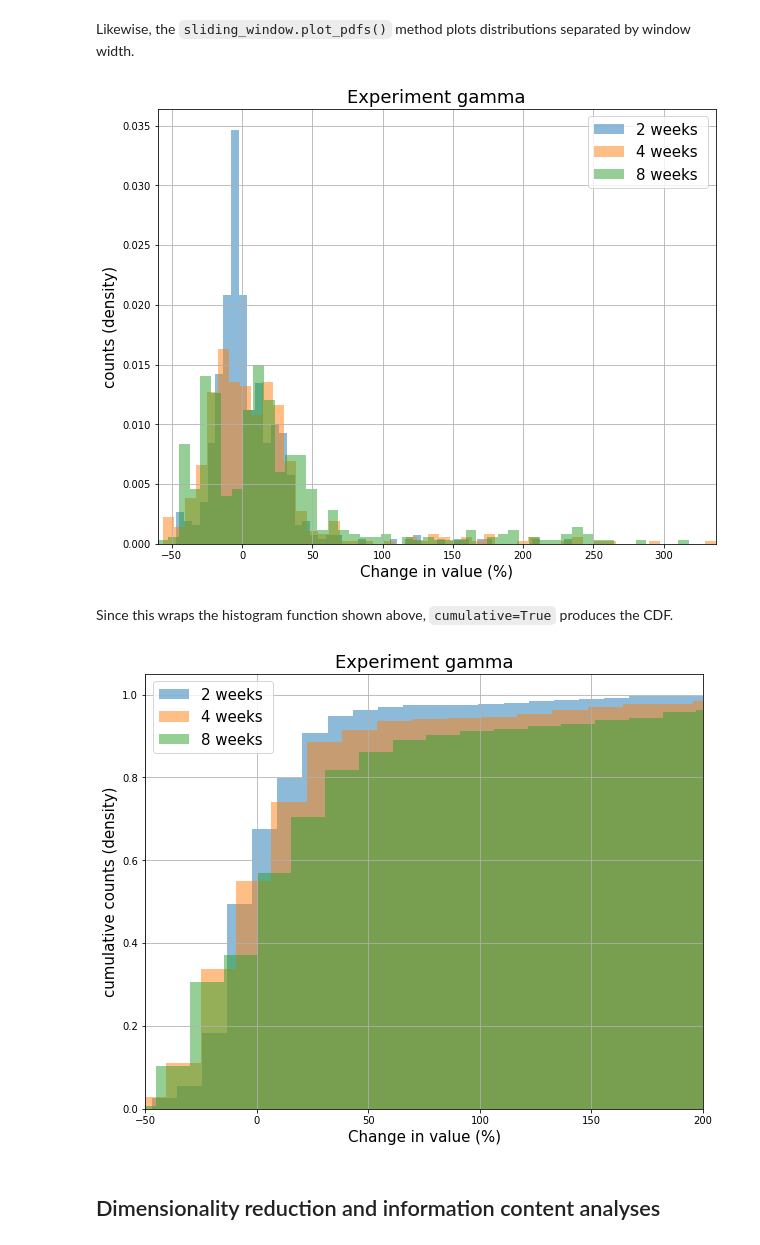
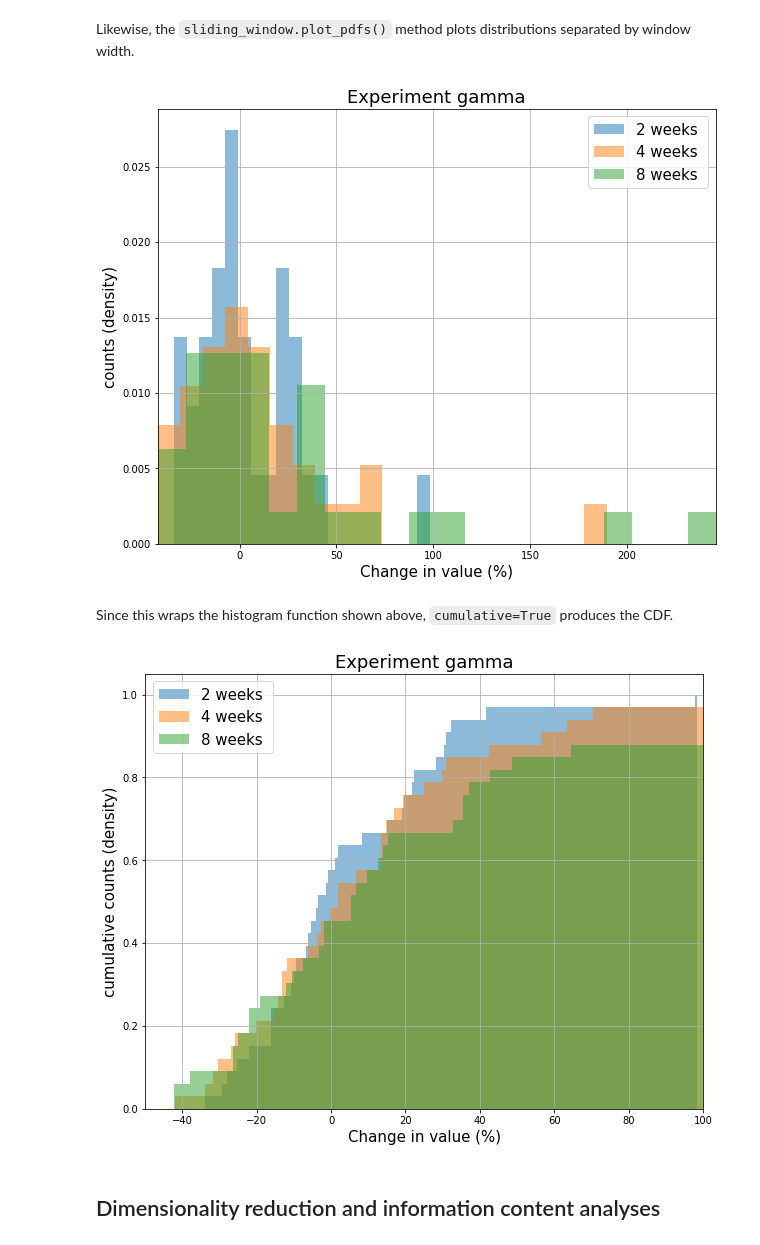
Before and after one commit to Mitchellpkt/python-isthmuslib, a Jupyter notebook: isthmuslib_tutorial.ipynb, the cells around one changed output. Cells and saved outputs as stored; diff of their text form; code cells hidden in the pictures.

```diff
--- a/isthmuslib_tutorial.ipynb
+++ b/isthmuslib_tutorial.ipynb
@@ -228,14 +228,15 @@ timeseries.plot_decomposition('foo', 30, figsize=(10, 6), title='Foo trace: ', y
 
 The VectorSequence timeseries class contains logic for sliding window analyses with arbitrary functions. Here we'll use a throwaway lambda `appreciation` to demonstrate.
 # %%
-appreciation = lambda o: {'Change in value (%)': 100 * (o.values('foo')[-1] / o.values('foo')[0] - 1)}
+def appreciation_lambda(o: isli.VectorSequence):
+    return {'Change in value (%)': 100 * (o.values('foo')[-1] / o.values('foo')[0] - 1)}
 # %% [markdown]
 Apply the function over sliding windows with 2, 4, and 8 week durations:
 # %%
 window_widths_weeks: List[float] = [2, 4, 8]
-result: isli.SlidingWindowResults = timeseries.sliding_window(appreciation,
+result: isli.SlidingWindowResults = timeseries.sliding_window(appreciation_lambda,
                                                               [x * 60 * 60 * 24 * 7 for x in window_widths_weeks],
-                                                              overlapping=True)
+                                                              parallelize_sliding_window=True)
 # %% [markdown]
 The `SlidingWindowResult.plot_results()` method automatically plots results separated by window width.
 # %%
@@ -245,17 +246,17 @@ f = result.plot_results('Change in value (%)', legend_override=[f"{x} weeks " fo
 # %% [markdown]
 Likewise, the `sliding_window.plot_pdfs()` method plots distributions separated by window width.
 # %%
-result.plot_pdfs('Change in value (%)', density=True, bins=50,
+result.plot_pdfs('Change in value (%)', density=True, bins=20,
                  legend_override=[f"{x} weeks " for x in window_widths_weeks]);
 # %% [output]
-[figure, old version]
+[figure, new version]
 # %% [markdown]
 Since this wraps the histogram function shown above, `cumulative=True` produces the CDF.
 # %%
-result.plot_pdfs('Change in value (%)', density=True, cumulative=True, bins=25,
-                 legend_override=[f"{x} weeks " for x in window_widths_weeks], xlim=[-50,200]);
+result.plot_pdfs('Change in value (%)', density=True, cumulative=True, bins = 200,
+                 legend_override=[f"{x} weeks " for x in window_widths_weeks], xlim=[-50,100]);
 # %% [output]
-[figure, old version]
+[figure, new version]
 # %% [markdown]
 ## Dimensionality reduction and information content analyses
 # %% [markdown]
```
Also changed, not shown: parts of 2 cells of this notebook, 1 other file.
